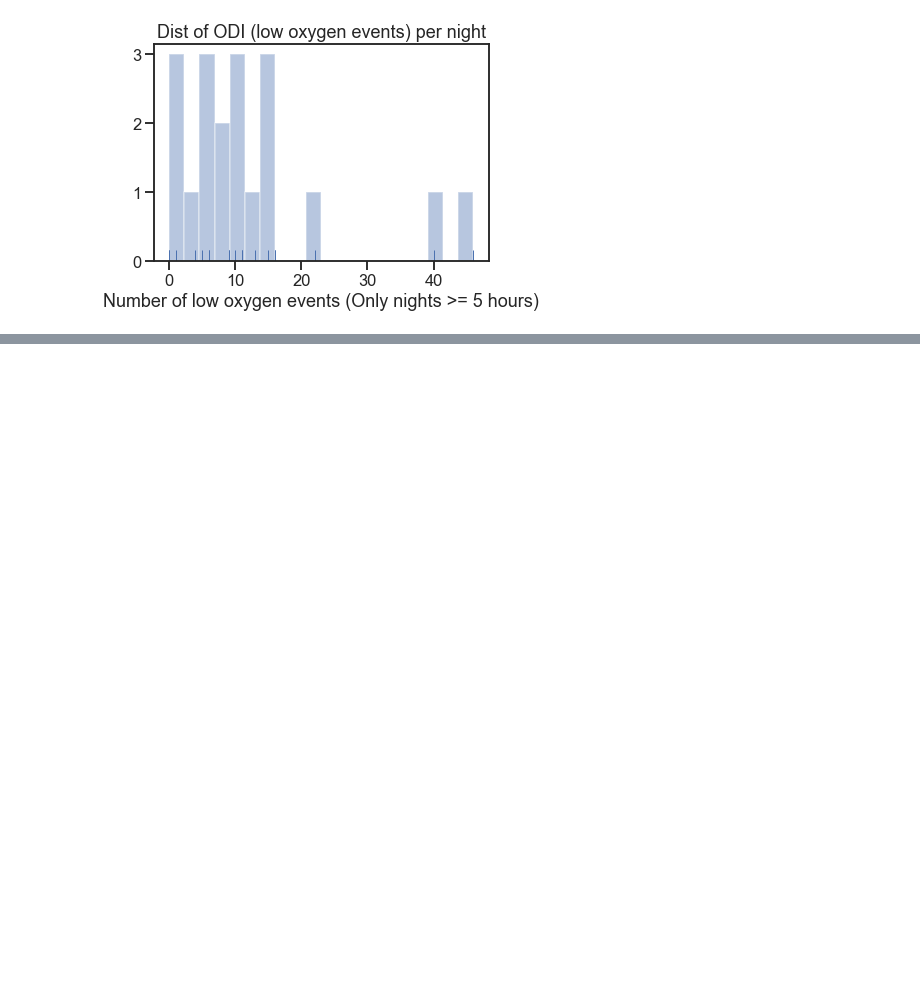
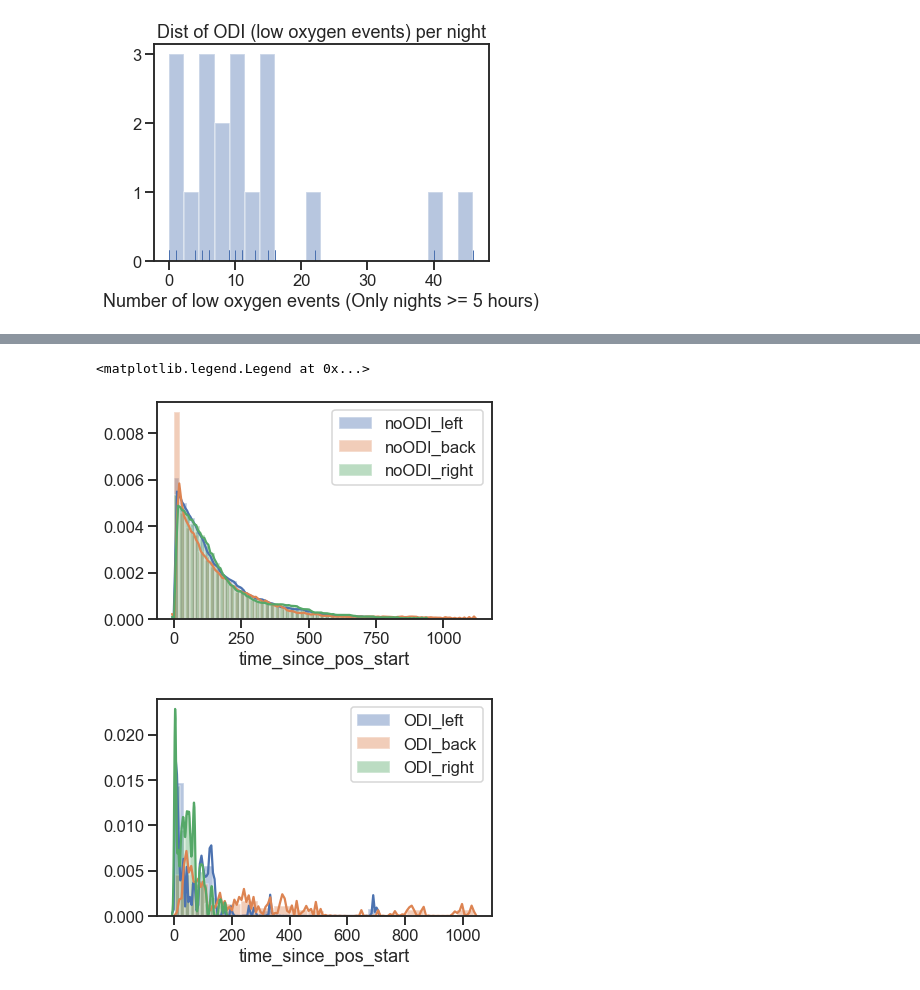
Before and after one commit to kimberlymcm/digitalhealth_project, a Jupyter notebook: src/Sleep_Position_O2_investigation_20200628_Sp02_92.ipynb, the cells around one changed output, grey strips where cells are left out. Cells and saved outputs as stored; diff of their text form; code cells hidden in the pictures; blank space fills up the shorter version.

```diff
--- a/src/Sleep_Position_O2_investigation_20200628_Sp02_92.ipynb
+++ b/src/Sleep_Position_O2_investigation_20200628_Sp02_92.ipynb
@@ -132,0 +140,25 @@ for feature in features:
+# %%
+
+feature = "time_since_pos_start"
+
+df_to_use = df[["ODI", "orient_bin", "time_since_pos_start"]].dropna()
+df_to_use["ok"] = df_to_use["ODI"].astype(int).astype(str) + "_" + df_to_use["orient_bin"].astype(int).astype(str)
+print(df_to_use["ok"].head())
+
+fig, ax = plt.subplots()
+sns.distplot(df_to_use.loc[df_to_use["ok"] == "0_1", feature],
+            ax=ax, kde_kws={'bw': 3}, label="noODI_left")
+sns.distplot(df_to_use.loc[df_to_use["ok"] == "0_0", feature],
+            ax=ax, kde_kws={'bw': 3}, label="noODI_back")
+sns.distplot(df_to_use.loc[df_to_use["ok"] == "0_-1", feature],
+            ax=ax, kde_kws={'bw': 3}, label="noODI_right")
+ax.legend()
+fig, ax = plt.subplots()
+sns.distplot(df_to_use.loc[df_to_use["ok"] == "1_1", feature],
+            ax=ax, kde_kws={'bw': 3}, label="ODI_left")
+sns.distplot(df_to_use.loc[df_to_use["ok"] == "1_0", feature],
+            ax=ax, kde_kws={'bw': 3}, label="ODI_back")
+sns.distplot(df_to_use.loc[df_to_use["ok"] == "1_-1", feature],
+            ax=ax, kde_kws={'bw': 3}, label="ODI_right")
+ax.legend()
+# %% [output]
@@ -132,0 +172,3 @@ for feature in features:
+<matplotlib.legend.Legend at 0x...>
+[figure, added]
+[figure, added]
```
Also changed, not shown: parts of 9 cells of this notebook, 6 other files.
